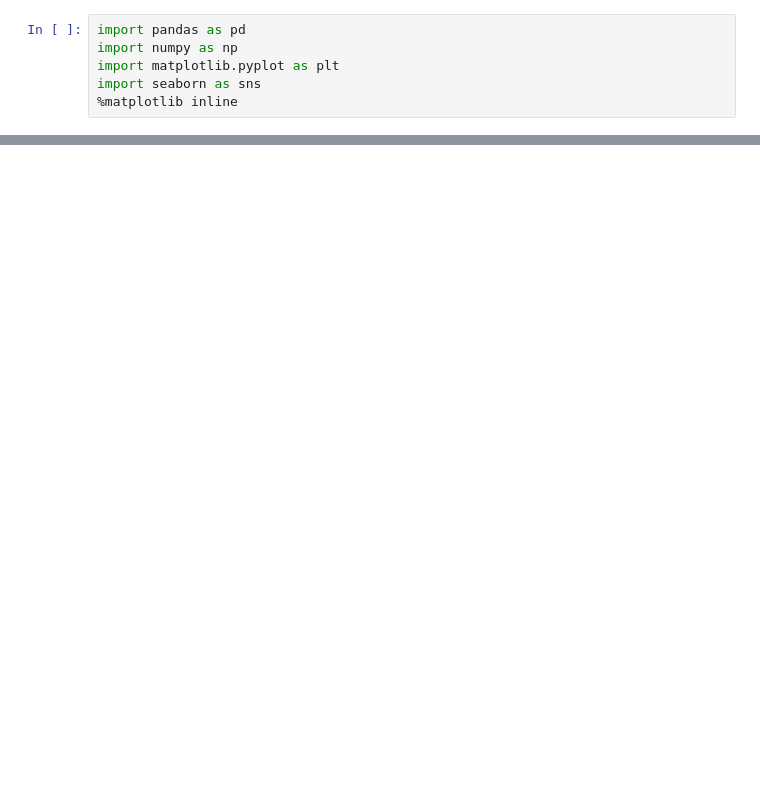
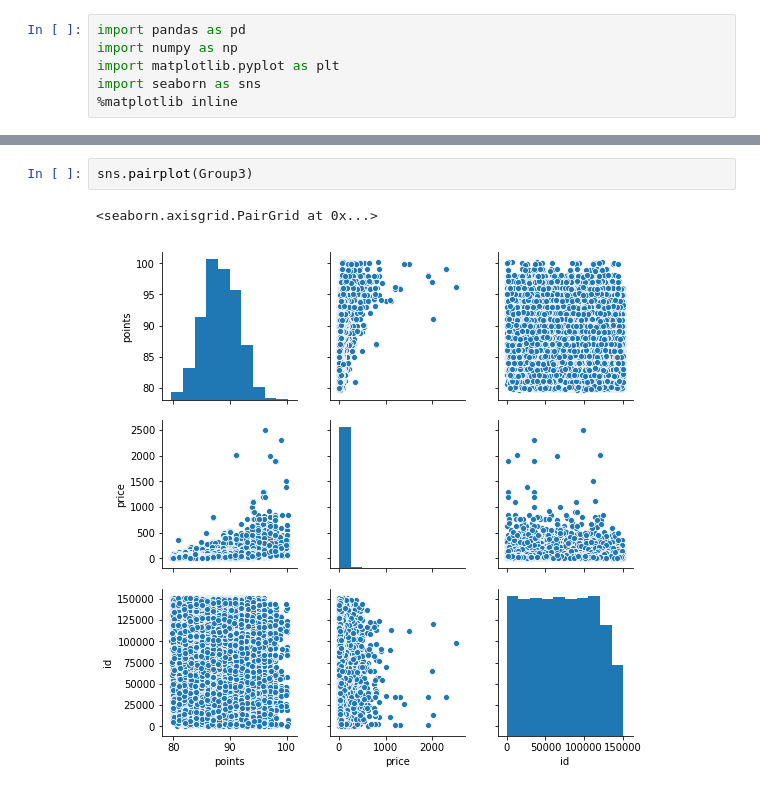
Before and after one commit to ammi-melo/kaggle-wine-competition, a Jupyter notebook: sally.ipynb, the cells around one changed output, grey strips where cells are left out. Cells and saved outputs as stored; diff of their text form; blank space fills up the shorter version.

```diff
--- a/sally.ipynb
+++ b/sally.ipynb
@@ -43,0 +59,5 @@ print(5)
+# %%
+sns.pairplot(Group3)
+# %% [output]
+<seaborn.axisgrid.PairGrid at 0x...>
+[figure, added]
```
Also changed, not shown: parts of 13 cells of this notebook.
